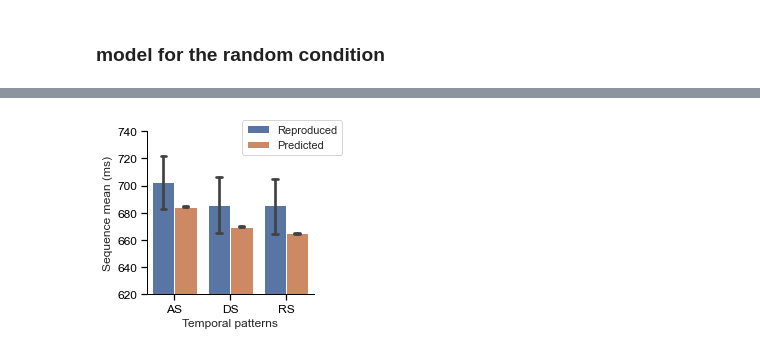
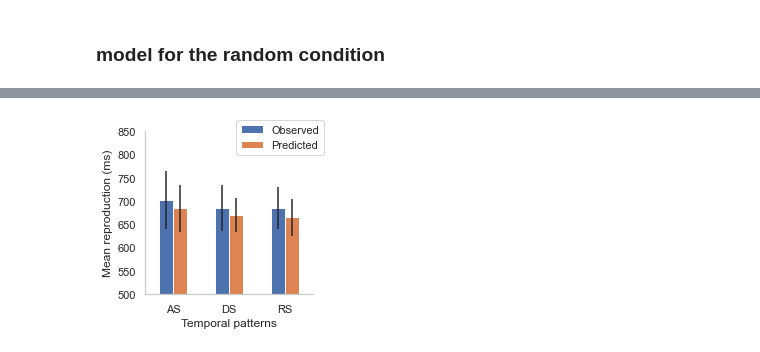
Before and after one commit to msenselab/temporal_patterns, a Jupyter notebook: TP_modeling.ipynb, the cells around one changed output, grey strips where cells are left out. Cells and saved outputs as stored; diff of their text form; code cells hidden in the pictures.

Commit message:
add readme, refine the plot in the notebook, add text for better understanding of the codes.

```diff
--- a/TP_modeling.ipynb
+++ b/TP_modeling.ipynb
@@ -647,4 +640,5 @@ plt.savefig(path + '/figures/figure4_1.png',dpi=300,bbox_inches='tight')
 # %%
-mrp_mean_all = rp_mean_all.groupby(['cond','NSub']).agg({'Rep':['mean','std'],'predicted':['mean','std']}).reset_index()
-mrp_mean_all.columns =  ['cond','NSub','mRep','sdRep','mPred','sdPred']
-mrp_mean_all.head()
+mrp = rp_mean_all.groupby(['cond']).agg({'Rep':['mean','std'],'predicted':['mean','std']}).reset_index()
+mrp.columns =  ['cond','mRep','sdRep','mPred','sdPred']
+mrp.head()
+nsub = np.size(rp_mean_all.NSub.unique())
@@ -700,23 +645,18 @@ all
-# %%
-g = sns.barplot(x = "cond", y = "mean", hue = "type", data = all,ci = 85, capsize = 0.1)
-g.set_ylim(620,740)
-g.tick_params(bottom=True, left= True, labelsize =12)
-g.spines['top'].set_visible(False)
-g.spines['right'].set_visible(False)
-g.set_xlabel('Temporal patterns', fontsize= 12)
-g.set_ylabel('Sequence mean (ms)', fontsize= 12)
-
-g.tick_params(axis='x', colors='black')
-g.tick_params(axis='y', colors='black')
-g.spines['bottom'].set_color('black')
-g.spines['bottom'].set_linewidth(1)
-g.spines['left'].set_color('black')
-g.spines['left'].set_linewidth(1)
-sns.set_style("whitegrid", {'axes.grid' : False})
-
-g.legend(title="",loc="upper right", ncol=1,bbox_to_anchor=(1.2, 1.1))
-
-plt.savefig(path + '/figures/figure4_2.png',dpi=300,bbox_inches='tight')
-plt.show()
-# %% [output]
-[figure, removed]
+# %%
+sns.set_style("whitegrid", {'axes.grid' : False})
+
+fig, ax = plt.subplots()
+mrp[['mRep','mPred']].plot.bar(ax = ax, yerr = [mrp.sdRep/np.sqrt(nsub), mrp.sdPred/np.sqrt(nsub)], rot = 0)
+ax.set_xlabel("Temporal patterns")
+ax.set_xticklabels(['AS','DS','RS'])
+ax.set_ylabel("Mean reproduction (ms)")
+ax.spines['top'].set_visible(False)
+ax.spines['right'].set_visible(False)
+ax.set_ylim(500,850)
+
+ax.legend(title="",loc="upper right", labels = ['Observed','Predicted'],
+    ncol=1,bbox_to_anchor=(1.1, 1.1))
+plt.savefig(path + '/figures/figure4_2.png',dpi=300,bbox_inches='tight')
+plt.show()
+# %% [output]
+[figure, added]
```
Also changed, not shown: parts of 37 cells of this notebook, 6 other files.
